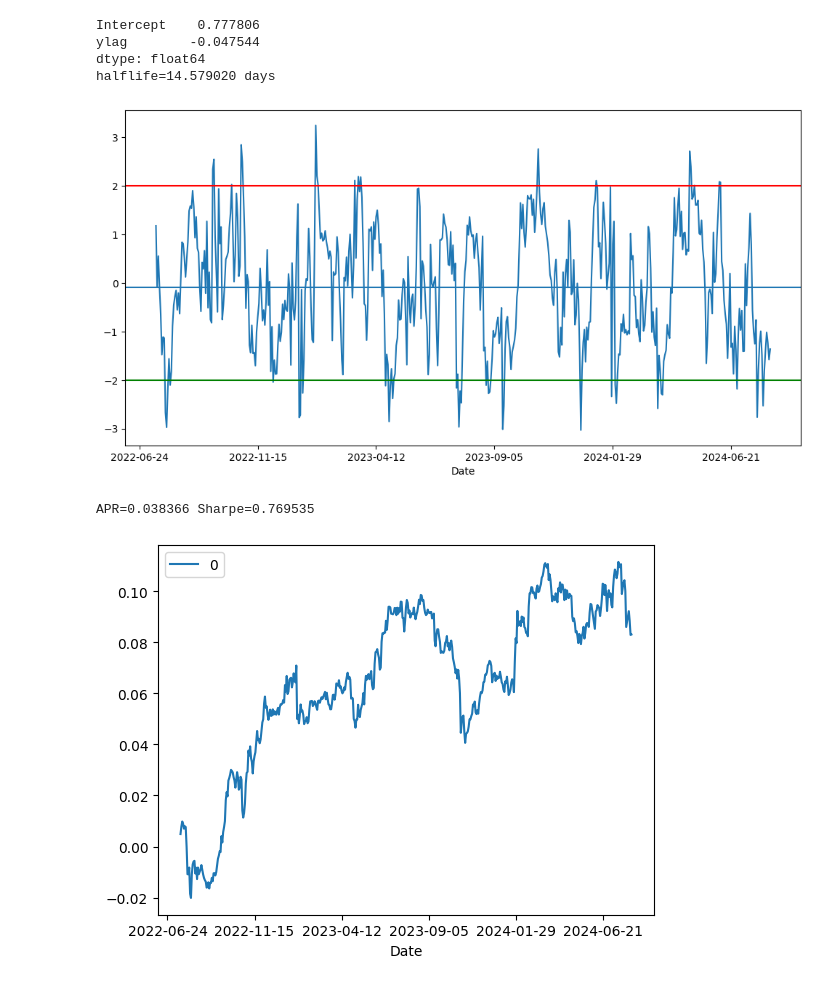
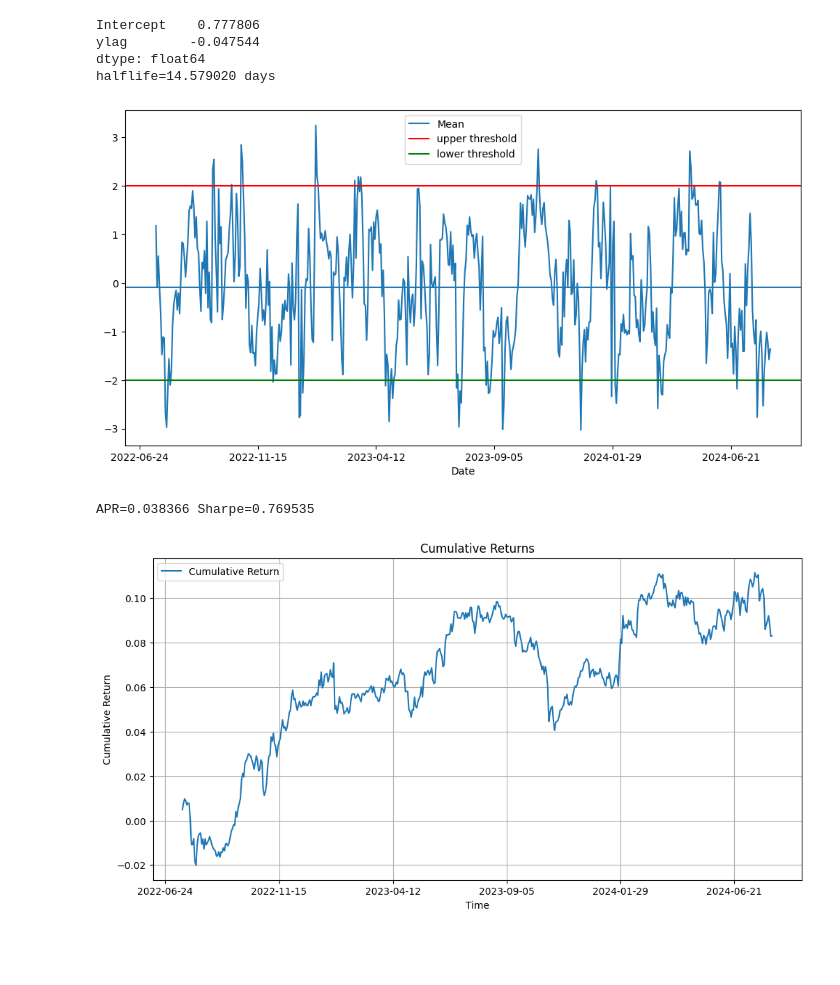
Before and after one commit to phynance/Stocks_PairTrading, a Jupyter notebook: V_MA_coint_TrainTest.ipynb, the cells around one changed output. Saved outputs shown, nothing was run; the diff lists cells and outputs as text; code cells hidden in the pictures; blank space fills up the shorter version.

```diff
--- a/V_MA_coint_TrainTest.ipynb
+++ b/V_MA_coint_TrainTest.ipynb
@@ -44,6 +62,6 @@ Date
 # %%
 #plt.show()
-split_index = int(len(df) * 0.8)
+split_index = int(len(df) * 0.8) # split 80% into training data, 20% test data
 
 # Split into training and test sets
 train_df = df.iloc[:split_index]
@@ -53,10 +71,8 @@ test_df = df.iloc[split_index:]
 def HR_cadf(series1, series2):
     results = sm.ols(formula=f"{series1} ~ {series2}", data=train_df[[series1, series2]]).fit()
     print(results.params)
-    hedgeRatio = results.params[1]
+    hedgeRatio = results.params.iloc[1]
     print('hedgeRatio=%f' % hedgeRatio)
-    pd.DataFrame((train_df[series1] - hedgeRatio * train_df[series2])).plot()
-    plt.title(f"synthetic spread of {series1} - HR*{series2}")
     coint_t, pvalue, crit_value = ts.coint(train_df[series1], train_df[series2])     # cadf test (make sure the 2 series cointegrate)
     print(f"{series1} vs {series2}")
     print('t-statistic=%f' % coint_t)
@@ -116,27 +138,48 @@ ylag        -0.047544
 dtype: float64
 halflife=14.579020 days
 # %%
-#  Apply a simple linear mean reversion strategy to EWA-EWC-IGE
 lookback = np.round(halflife).astype(int)  #  setting lookback to the halflife found above
 zscore = (yport - yport.rolling(lookback).mean()) / yport.rolling(lookback).std()  # capital invested in portfolio in dollars.  movingAvg and movingStd are functions from epchan.com/book2
 zscore.plot(figsize=(12,6))
 z_scoreThreshold = 2.
 
-plt.axhline(zscore.mean())
-plt.axhline(z_scoreThreshold, color='red')
-plt.axhline(-z_scoreThreshold, color='green')
+plt.axhline(zscore.mean(),label='Mean')
+plt.axhline(z_scoreThreshold, color='red',label='upper threshold')
+plt.axhline(-z_scoreThreshold, color='green',label='lower threshold')
+plt.legend()
+
+# Save the plot
+plt.savefig('zscore_plot.png')  # Save the plot as a PNG file
+
+# Show the plot
 plt.show()
 # %% [output]
-[figure, old version]
+[figure, new version]
 # %%
 numUnits = -zscore
 positions = df_hedged.multiply(numUnits.values, axis=0)
 pnl = np.sum((positions.shift().values) * (test_df.pct_change().values), axis=1)
 # %%
 ret = pnl / np.sum(np.abs(positions.shift()), axis=1)
-pd.DataFrame((np.cumprod(1 + ret) - 1)).plot()
-print('APR=%f Sharpe=%f' % (np.prod(1 + ret) ** (252 / len(ret)) - 1, np.sqrt(252) * np.mean(ret) / np.std(ret)))
-# APR=0.125739 Sharpe=1.391310
+# Create a cumulative return DataFrame and plot
+cumulative_ret = pd.DataFrame(np.cumprod(1 + ret) - 1)
+cumulative_ret.columns = ['Cumulative Return']
+cumulative_ret.plot(figsize=(12, 6), title='Cumulative Returns', legend=['Cumulative Return'])
+
+# Calculate APR and Sharpe ratio
+apr = np.prod(1 + ret) ** (252 / len(ret)) - 1
+sharpe_ratio = np.sqrt(252) * np.mean(ret) / np.std(ret)
+
+# Print APR and Sharpe ratio
+print('APR=%f Sharpe=%f' % (apr, sharpe_ratio))
+
+# Show the plot
+plt.xlabel('Time')  # Optional: add x-label
+plt.ylabel('Cumulative Return')  # Optional: add y-label
+plt.grid()  # Optional: add grid for better readability
+plt.savefig('cumulReturn.png')  # Save the plot as a PNG file
+
+plt.show()
 # %% [output]
 APR=0.038366 Sharpe=0.769535
-[figure, old version]
+[figure, new version]
```
Also changed, not shown: parts of 4 cells of this notebook, 1 other file.
